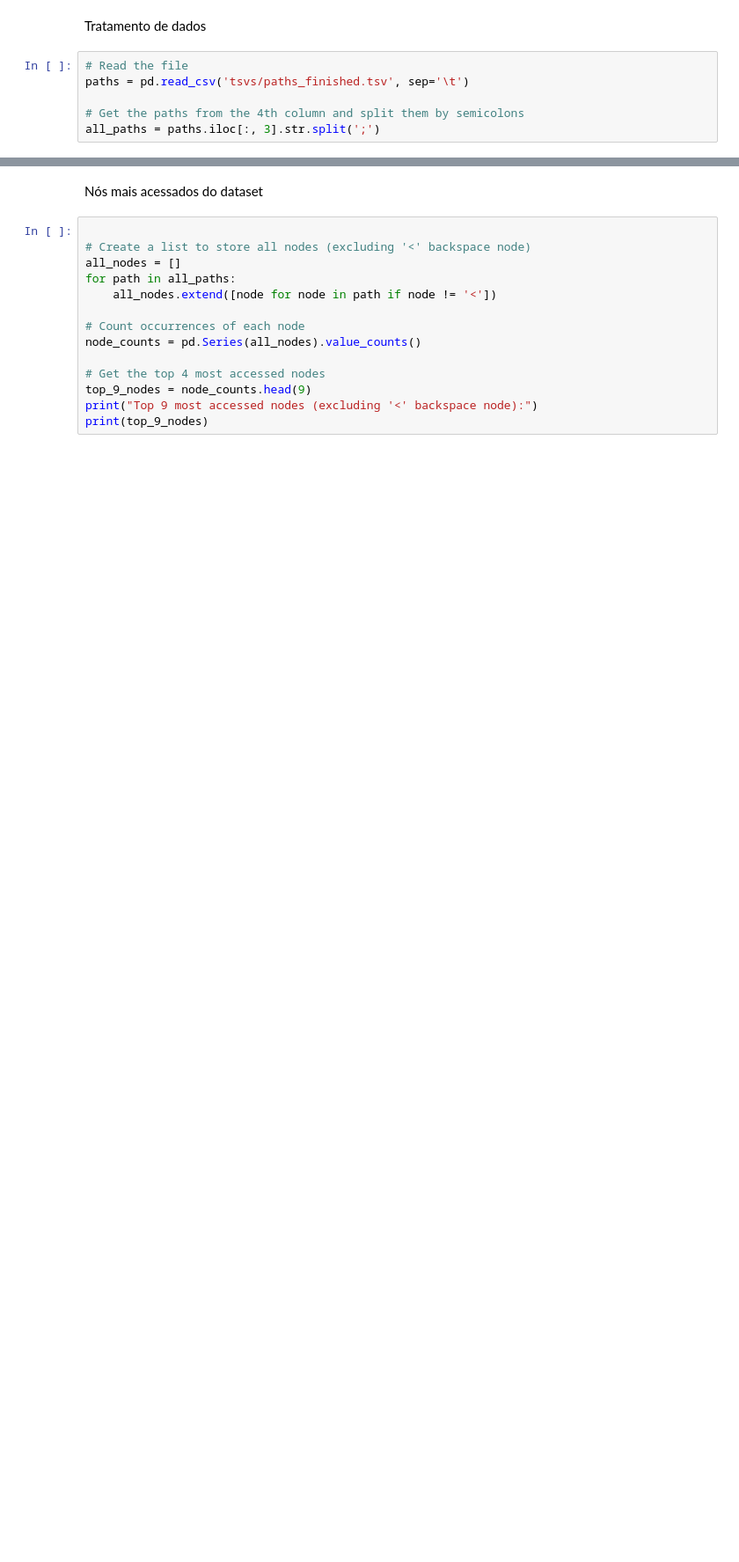
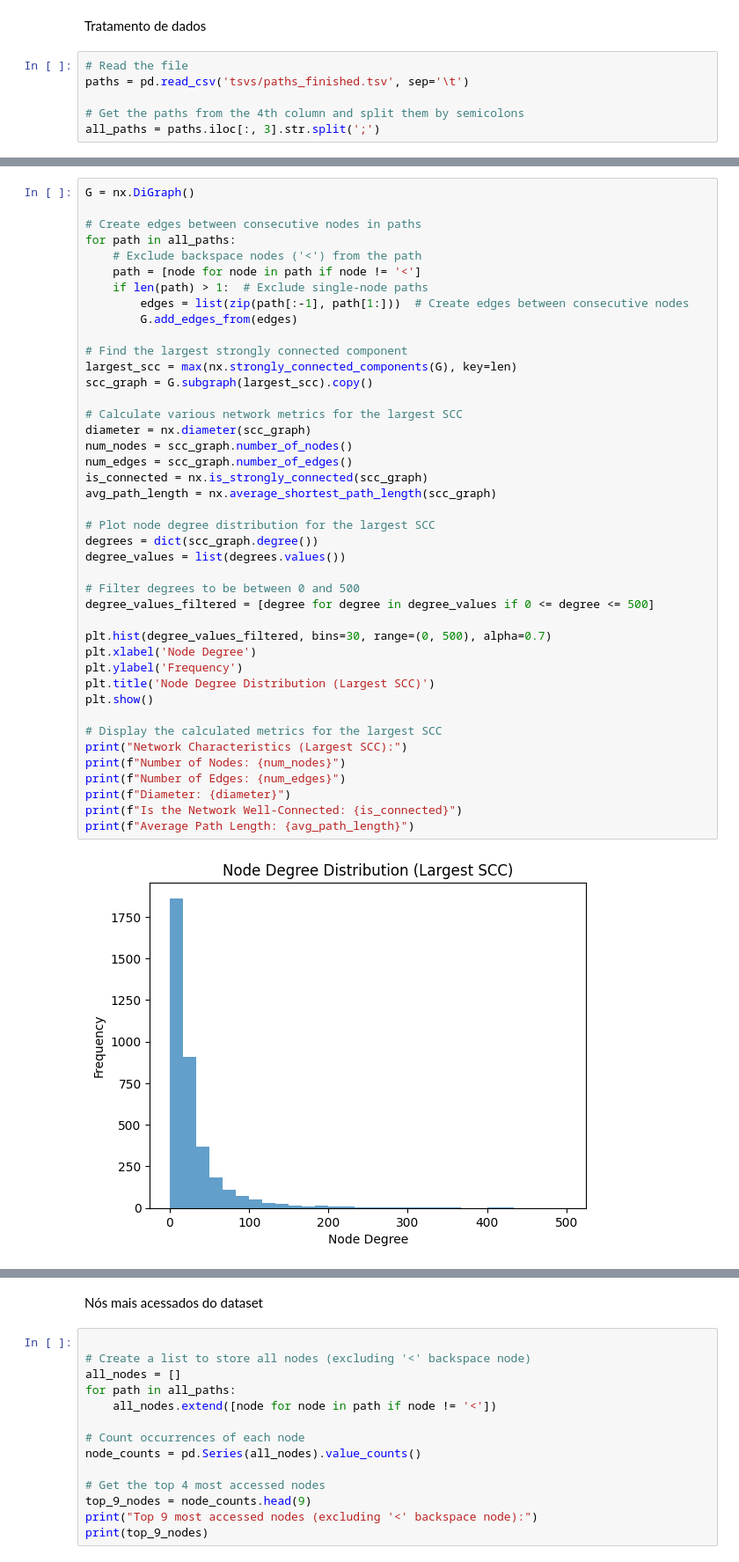
Before and after one commit to FredericoPrazeres/trabalhoADC, a Jupyter notebook: adc.ipynb, the cells around one changed output, grey strips where cells are left out. Shown: that part at 88% size. Saved outputs shown, nothing was run; the diff lists cells and outputs as text; blank space fills up the shorter version.

```diff
--- a/adc.ipynb
+++ b/adc.ipynb
@@ -15,0 +19,44 @@ all_paths = paths.iloc[:, 3].str.split(';')
+# %%
+G = nx.DiGraph()
+
+# Create edges between consecutive nodes in paths
+for path in all_paths:
+    # Exclude backspace nodes ('<') from the path
+    path = [node for node in path if node != '<']
+    if len(path) > 1:  # Exclude single-node paths
+        edges = list(zip(path[:-1], path[1:]))  # Create edges between consecutive nodes
+        G.add_edges_from(edges)
+
+# Find the largest strongly connected component
+largest_scc = max(nx.strongly_connected_components(G), key=len)
+scc_graph = G.subgraph(largest_scc).copy()
+
+# Calculate various network metrics for the largest SCC
+diameter = nx.diameter(scc_graph)
+num_nodes = scc_graph.number_of_nodes()
+num_edges = scc_graph.number_of_edges()
+is_connected = nx.is_strongly_connected(scc_graph)
+avg_path_length = nx.average_shortest_path_length(scc_graph)
+
+# Plot node degree distribution for the largest SCC
+degrees = dict(scc_graph.degree())
+degree_values = list(degrees.values())
+
+# Filter degrees to be between 0 and 500
+degree_values_filtered = [degree for degree in degree_values if 0 <= degree <= 500]
+
+plt.hist(degree_values_filtered, bins=30, range=(0, 500), alpha=0.7)
+plt.xlabel('Node Degree')
+plt.ylabel('Frequency')
+plt.title('Node Degree Distribution (Largest SCC)')
+plt.show()
+
+# Display the calculated metrics for the largest SCC
+print("Network Characteristics (Largest SCC):")
+print(f"Number of Nodes: {num_nodes}")
+print(f"Number of Edges: {num_edges}")
+print(f"Diameter: {diameter}")
+print(f"Is the Network Well-Connected: {is_connected}")
+print(f"Average Path Length: {avg_path_length}")
+# %% [output]
+[figure, added]
```
Also changed, not shown: parts of 8 cells of this notebook, 15 other files.
